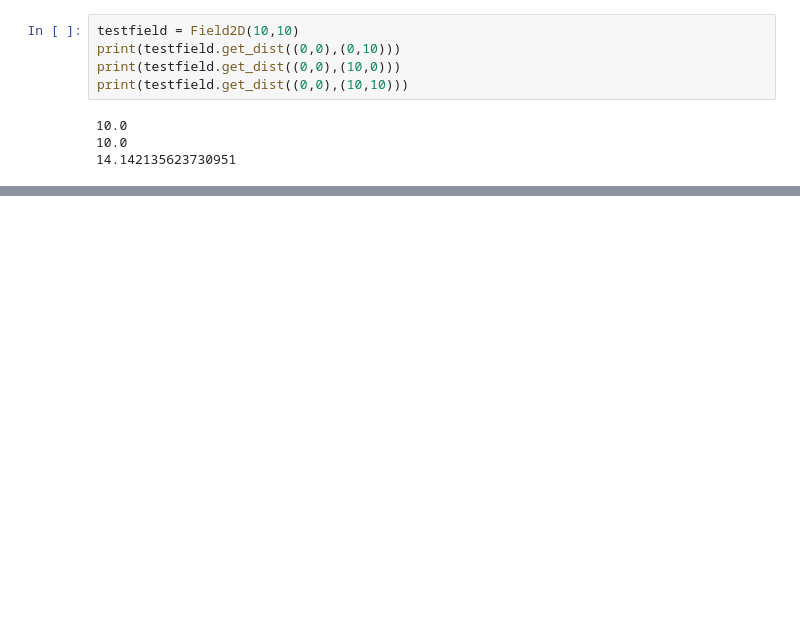
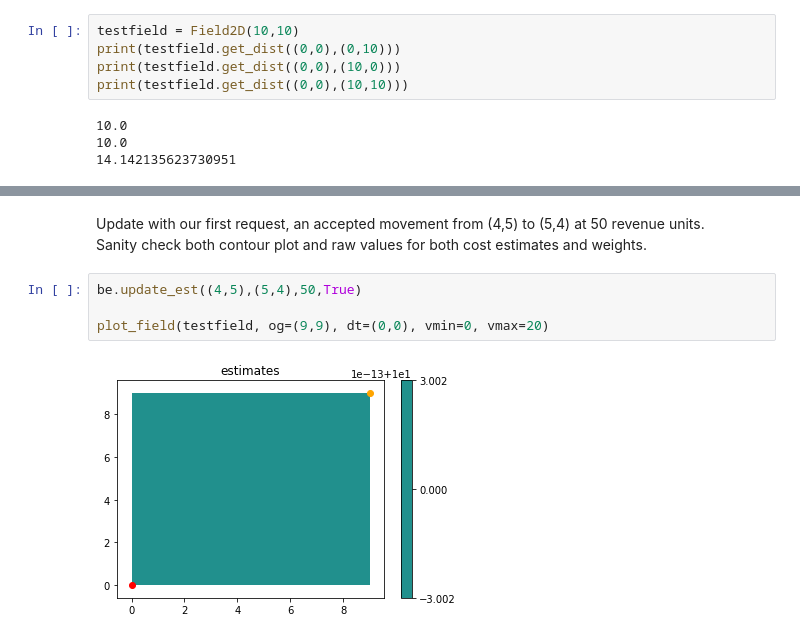
Before and after one commit to CarlinLiao/backhaul-estimator, a Jupyter notebook: testing.ipynb, the cells around one changed output, grey strips where cells are left out. Drawn from its saved outputs; the diff is of its cells as text; blank space fills up the shorter version.

```diff
--- a/testing.ipynb
+++ b/testing.ipynb
@@ -365,0 +253,9 @@ plt.show()
+# %% [markdown]
+Update with our first request, an accepted movement from (4,5) to (5,4) at 50 revenue units.
+Sanity check both contour plot and raw values for both cost estimates and weights.
+# %%
+be.update_est((4,5),(5,4),50,True)
+
+plot_field(testfield, og=(9,9), dt=(0,0), vmin=0, vmax=20)
+# %% [output]
+[figure, added]
```
Also changed, not shown: parts of 47 cells of this notebook.
